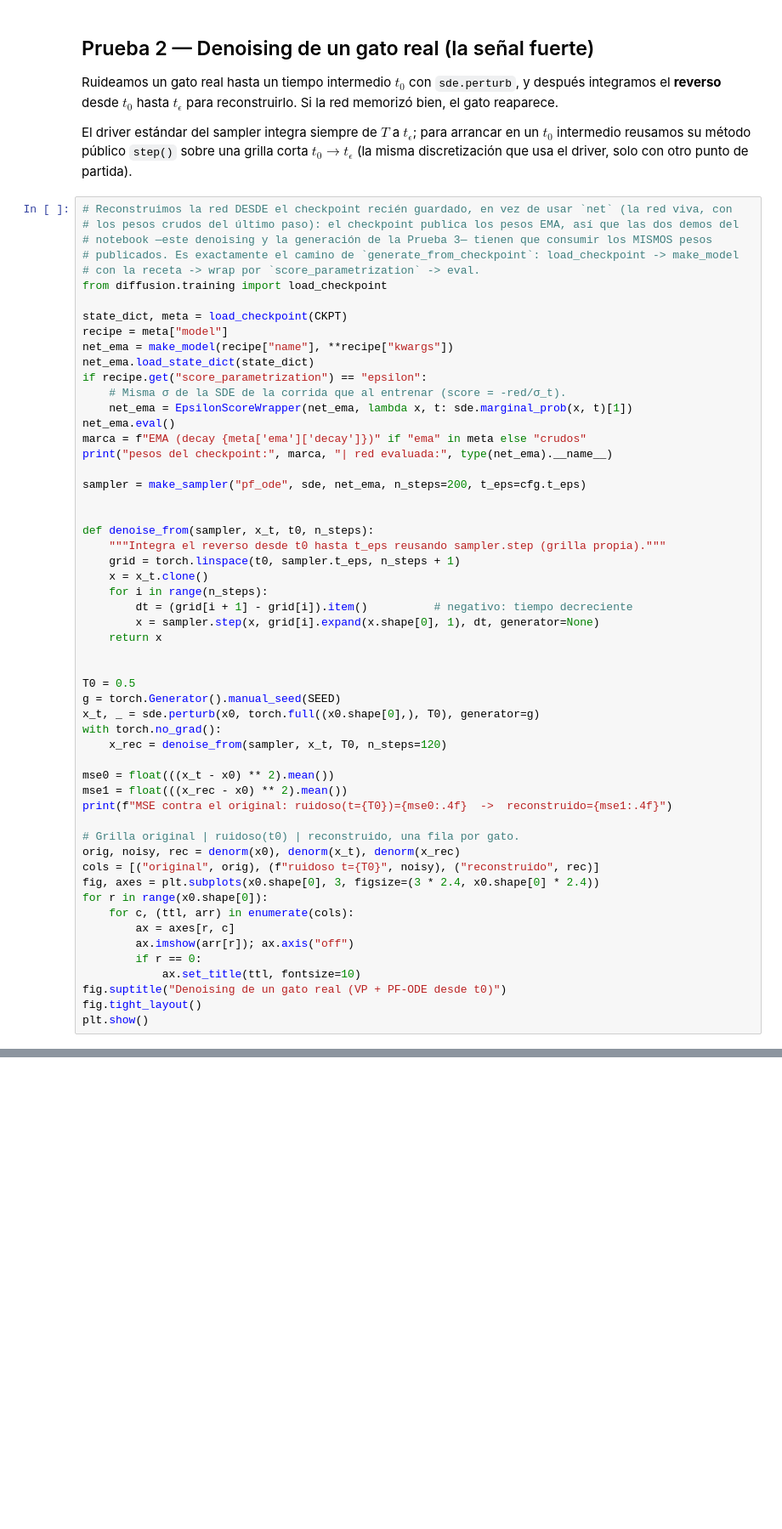
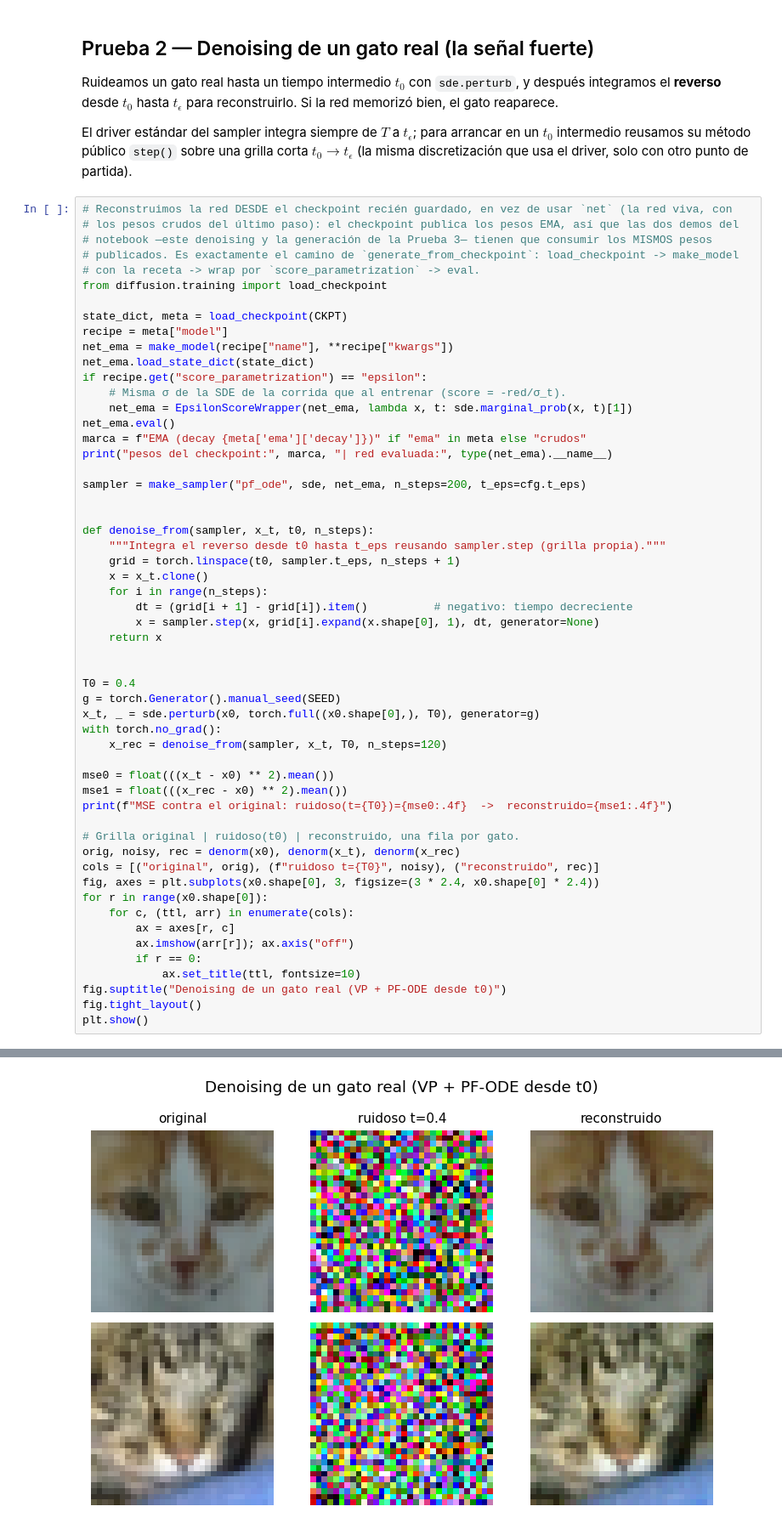
Before and after one commit to bravoivanagustin/diffusion-models, a Jupyter notebook: diffusion-models/notebooks/06_train_unet_cats.ipynb, the cells around one changed output, grey strips where cells are left out. Shown at 85% size. Drawn from its saved outputs; the diff is of its cells as text; blank space fills up the shorter version.

```diff
--- a/diffusion-models/notebooks/06_train_unet_cats.ipynb
+++ b/diffusion-models/notebooks/06_train_unet_cats.ipynb
@@ -234,7 +250,7 @@ def denoise_from(sampler, x_t, t0, n_steps):
     return x
 
 
-T0 = 0.5
+T0 = 0.4
 g = torch.Generator().manual_seed(SEED)
 x_t, _ = sde.perturb(x0, torch.full((x0.shape[0],), T0), generator=g)
 with torch.no_grad():
@@ -257,3 +273,4 @@ for r in range(x0.shape[0]):
 fig.suptitle("Denoising de un gato real (VP + PF-ODE desde t0)")
 fig.tight_layout()
 plt.show()
+# %% [output]
@@ -260,3 +279,4 @@ plt.show()
+[figure, added]
 # %% [markdown]
 ## Prueba 3 — Generación desde ruido
 
```
Also changed, not shown: parts of 4 cells of this notebook, 13 other files.
